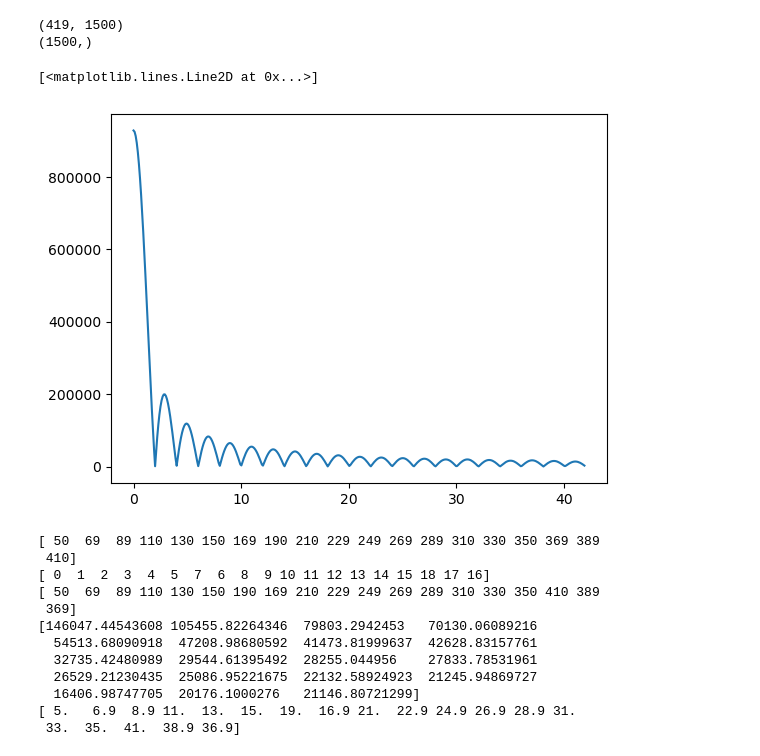
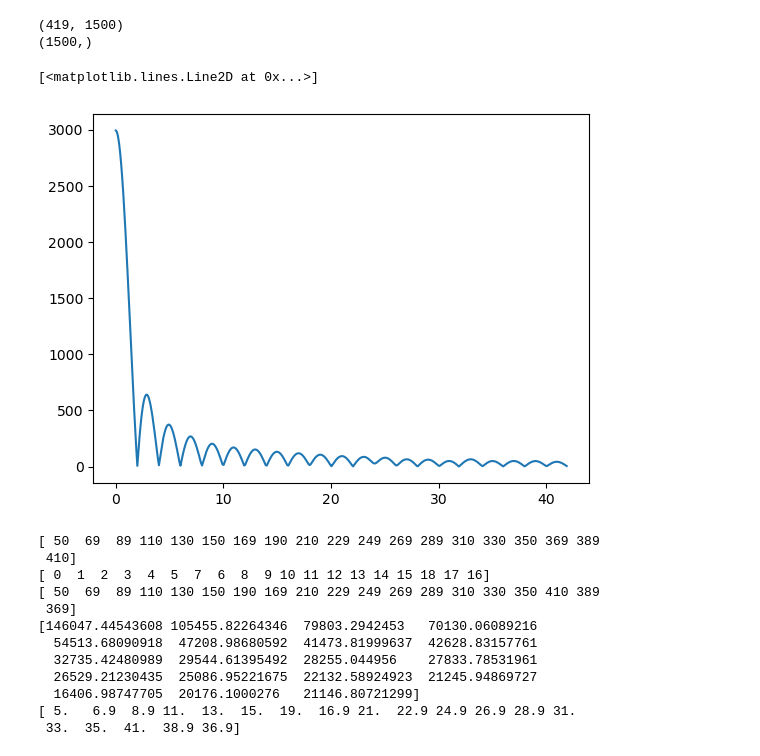
Before and after one commit to hdright/breath_detect, a Jupyter notebook: testChusaiPCM.ipynb, the cells around one changed output. Drawn from its saved outputs; the diff is of its cells as text; code cells hidden in the pictures.

```diff
--- a/testChusaiPCM.ipynb
+++ b/testChusaiPCM.ipynb
@@ -211,17 +264,17 @@ for rx in range(Nrx):
 # %%
 %matplotlib inline
 
 # breathStartHz = 0.16
 # breathEndHz = 0.5
 
 # plt.plot(np.abs(H000[:30]))
 # plt.plot(np.arange(0, breathEnd, breathEnd / dftSize) * 60, np.abs(H[0][0][2]))
-plt.plot(np.arange(0, breathEnd, breathEnd / dftSize) * 60, np.abs(Hs))
+plt.plot(np.arange(0, breathEnd, breathEnd / dftSize) * 60, np.abs(Wdft @ CSI_savgol[0][0][0]))
 
 # print(np.arange(0, breathEnd, breathEnd / dftSize) * 60)
 # %% [output]
 [<matplotlib.lines.Line2D at 0x...>]
-[figure, old version]
+[figure, new version]
 # %%
 %matplotlib widget
 filteredHs = np.zeros_like(Hs)
```
Also changed, not shown: parts of 6 cells of this notebook, 11 other files.
